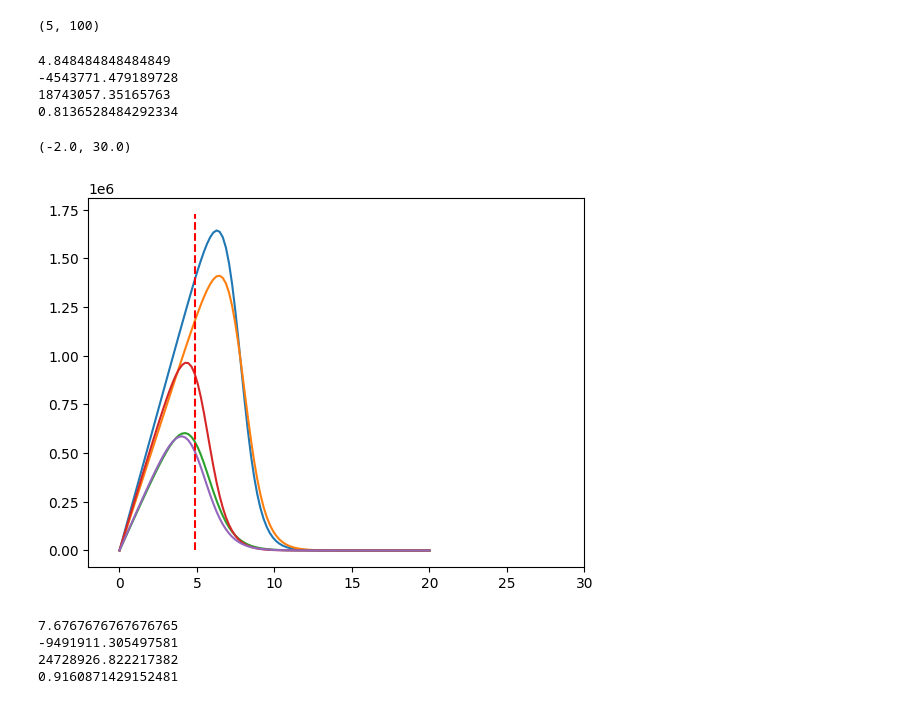
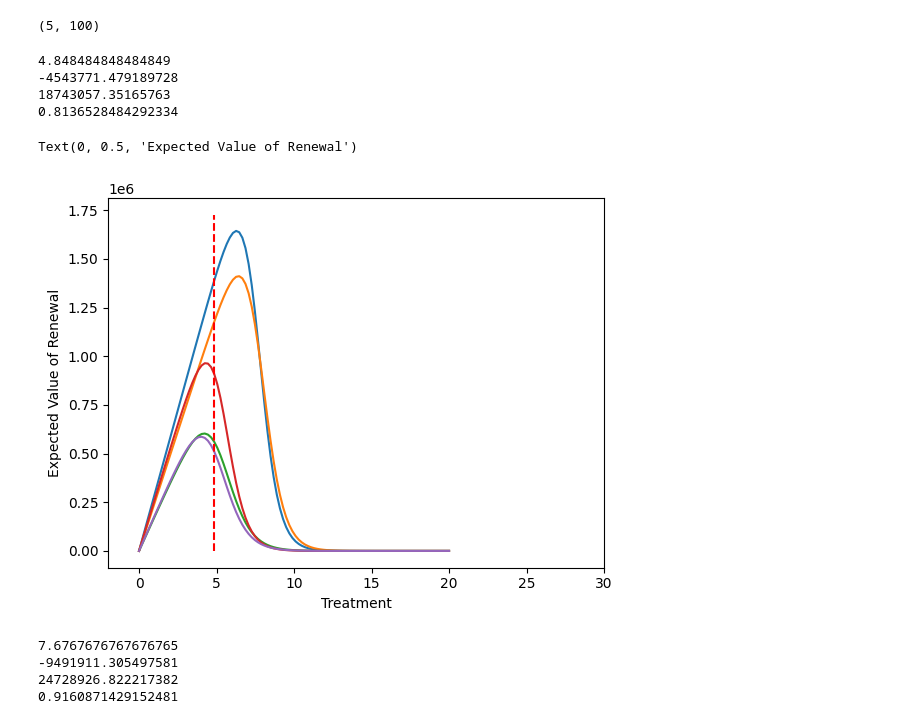
Before and after one commit to bKolisnik/NegativeExpectedValueDecisionTree, a Jupyter notebook: examples/tree/NegativeExpectedDesisionTreeSample.ipynb, the cells around one changed output. Cells and saved outputs as stored; diff of their text form; code cells hidden in the pictures.

```diff
--- a/examples/tree/NegativeExpectedDesisionTreeSample.ipynb
+++ b/examples/tree/NegativeExpectedDesisionTreeSample.ipynb
@@ -174,24 +186,26 @@ ev_left.shape
 # %%
 arg_min_left, min_loss_left = min_price_index(ev_left, prices)
 
 print(prices[arg_min_left])
 print(min_loss_left)
 volume_left = deal_volumes_left.sum()
 volume_won_left = (y_left[:,arg_min_left].reshape(-1)*deal_volumes_left).sum()
 print(volume_won_left) # volume
 print(volume_won_left / volume_left) # volume win rate at this node
 fig, ax = plt.subplots()
 for i in range(len(ev_left)):
     ax.plot(domain, ev_left[i])
 ax.vlines(prices[arg_min_left], 0, ax.get_ylim()[1], colors="red", linestyles="dashed")
 ax.set_xlim(-2,30)
+ax.set_xlabel("Treatment")
+ax.set_ylabel("Expected Value of Renewal")
 # %% [output]
 4.848484848484849
 -4543771.479189728
 18743057.35165763
 0.8136528484292334
-(-2.0, 30.0)
+Text(0, 0.5, 'Expected Value of Renewal')
-[figure, old version]
+[figure, new version]
 # %%
 arg_min_right, min_loss_right = min_price_index(ev_right, prices)
 print(prices[arg_min_right])
```
Also changed, not shown: parts of 15 cells of this notebook.
